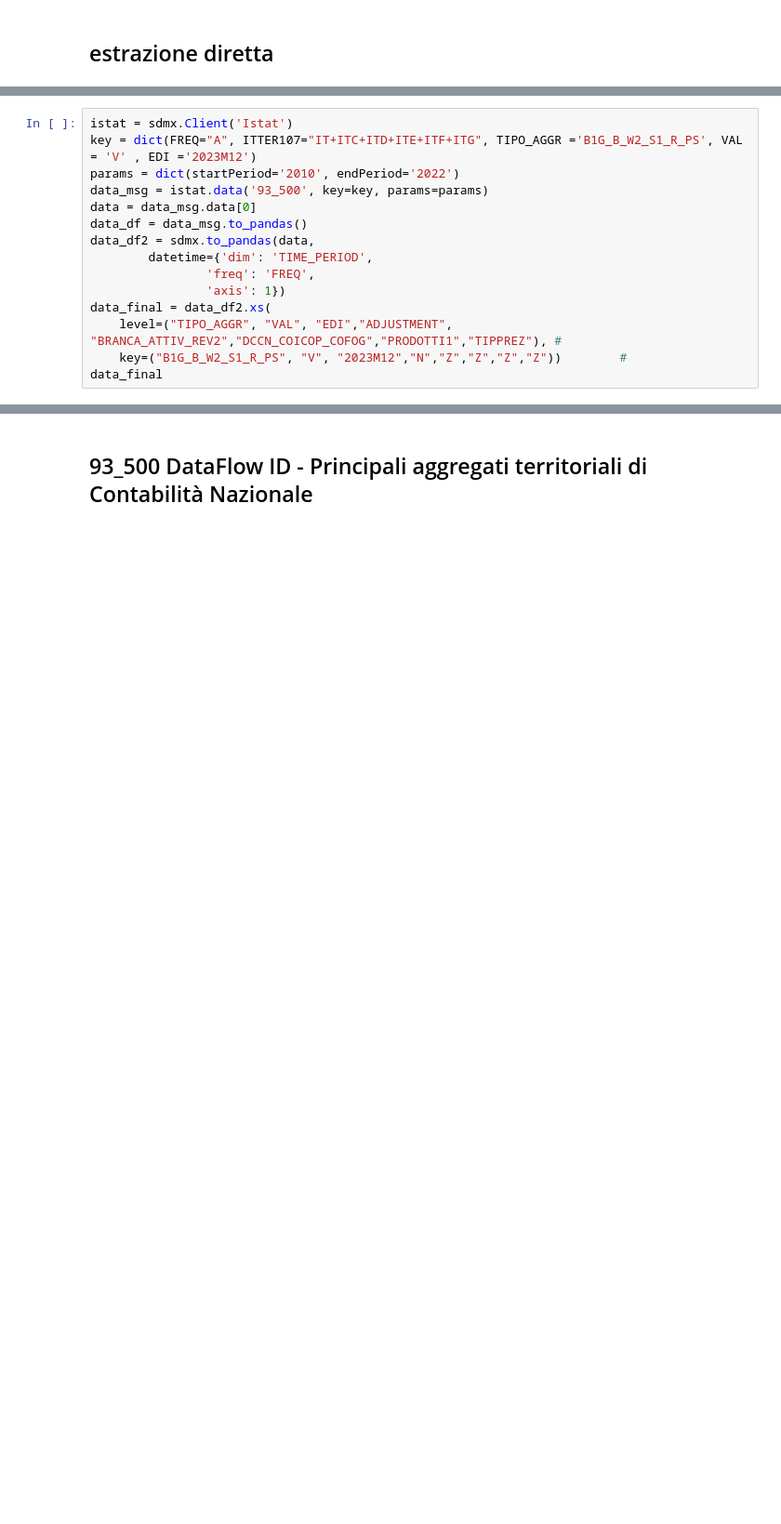
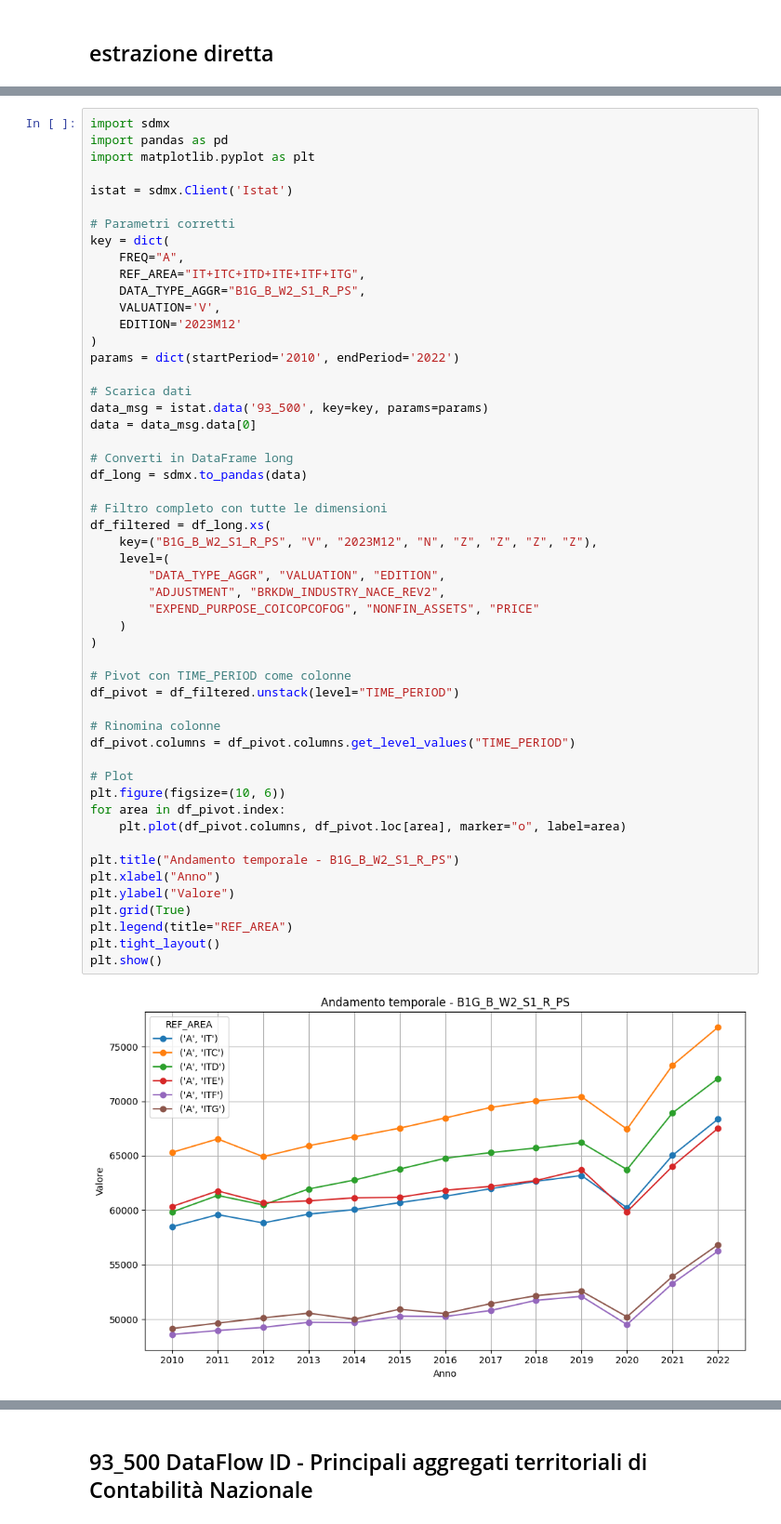
Before and after one commit to paolovolterra/test, a Jupyter notebook: Istat/codici/SDMX1.ipynb, the cells around one changed output, grey strips where cells are left out. Shown at 93% size. Cells and saved outputs as stored; diff of their text form; blank space fills up the shorter version.

```diff
--- a/Istat/codici/SDMX1.ipynb
+++ b/Istat/codici/SDMX1.ipynb
@@ -97,16 +257,55 @@ dtype: object
 # %%
+import sdmx
+import pandas as pd
+import matplotlib.pyplot as plt
+
 istat = sdmx.Client('Istat')
-key = dict(FREQ="A", ITTER107="IT+ITC+ITD+ITE+ITF+ITG", TIPO_AGGR ='B1G_B_W2_S1_R_PS', VAL = 'V' , EDI ='2023M12')
+
+# Parametri corretti
+key = dict(
+    FREQ="A",
+    REF_AREA="IT+ITC+ITD+ITE+ITF+ITG",
+    DATA_TYPE_AGGR="B1G_B_W2_S1_R_PS",
+    VALUATION='V',
+    EDITION='2023M12'
+)
 params = dict(startPeriod='2010', endPeriod='2022')
+
+# Scarica dati
 data_msg = istat.data('93_500', key=key, params=params)
 data = data_msg.data[0]
-data_df = data_msg.to_pandas()
-data_df2 = sdmx.to_pandas(data,
-        datetime={'dim': 'TIME_PERIOD',
-                'freq': 'FREQ',
-                'axis': 1})
-data_final = data_df2.xs(
-    level=("TIPO_AGGR", "VAL", "EDI","ADJUSTMENT", "BRANCA_ATTIV_REV2","DCCN_COICOP_COFOG","PRODOTTI1","TIPPREZ"), #
-    key=("B1G_B_W2_S1_R_PS", "V", "2023M12","N","Z","Z","Z","Z"))        #
-data_final
+
+# Converti in DataFrame long
+df_long = sdmx.to_pandas(data)
+
+# Filtro completo con tutte le dimensioni
+df_filtered = df_long.xs(
+    key=("B1G_B_W2_S1_R_PS", "V", "2023M12", "N", "Z", "Z", "Z", "Z"),
+    level=(
+        "DATA_TYPE_AGGR", "VALUATION", "EDITION",
+        "ADJUSTMENT", "BRKDW_INDUSTRY_NACE_REV2",
+        "EXPEND_PURPOSE_COICOPCOFOG", "NONFIN_ASSETS", "PRICE"
+    )
+)
+
+# Pivot con TIME_PERIOD come colonne
+df_pivot = df_filtered.unstack(level="TIME_PERIOD")
+
+# Rinomina colonne
+df_pivot.columns = df_pivot.columns.get_level_values("TIME_PERIOD")
+
+# Plot
+plt.figure(figsize=(10, 6))
+for area in df_pivot.index:
+    plt.plot(df_pivot.columns, df_pivot.loc[area], marker="o", label=area)
+
+plt.title("Andamento temporale - B1G_B_W2_S1_R_PS")
+plt.xlabel("Anno")
+plt.ylabel("Valore")
+plt.grid(True)
+plt.legend(title="REF_AREA")
+plt.tight_layout()
+plt.show()
+# %% [output]
+[figure, added]
 # %%
```
Also changed, not shown: parts of 26 cells of this notebook, 3 other files.
